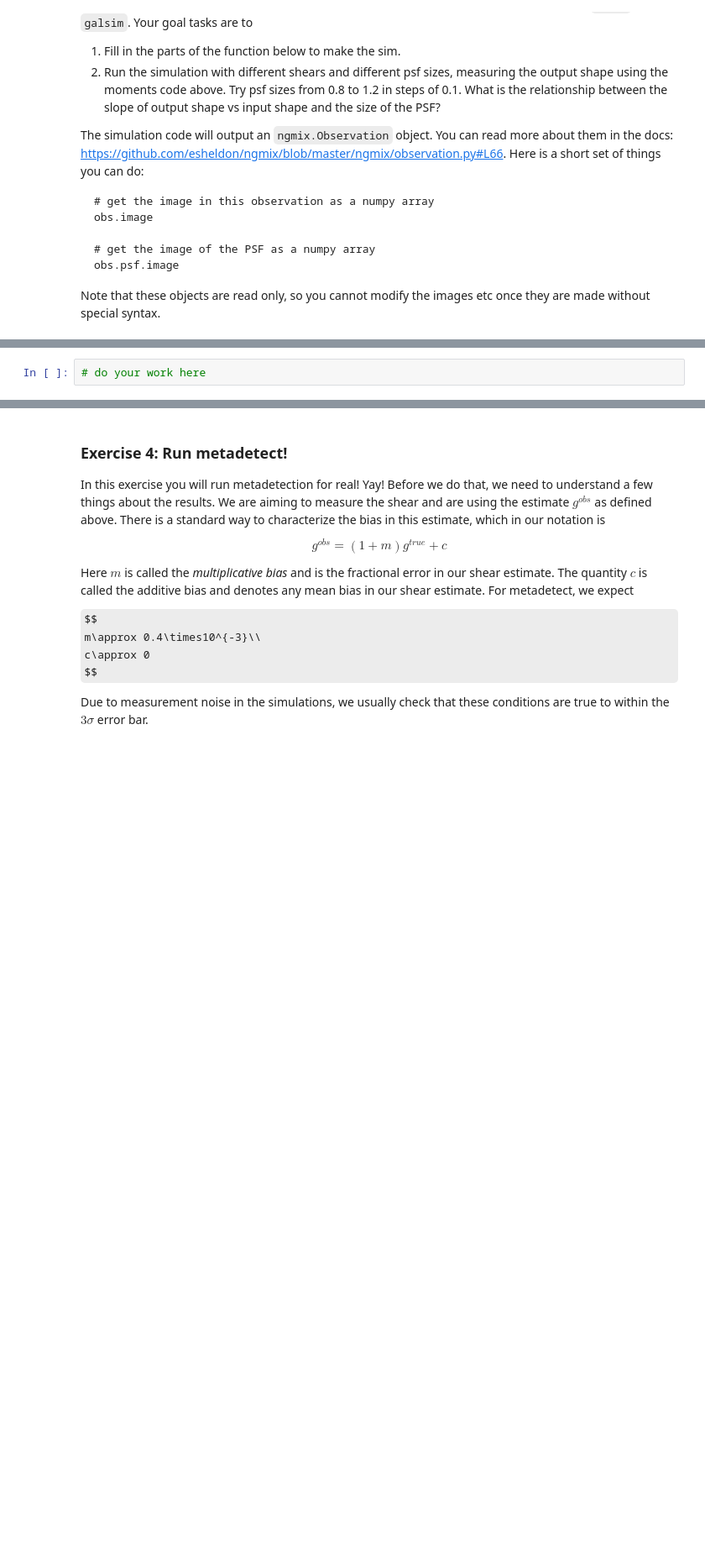
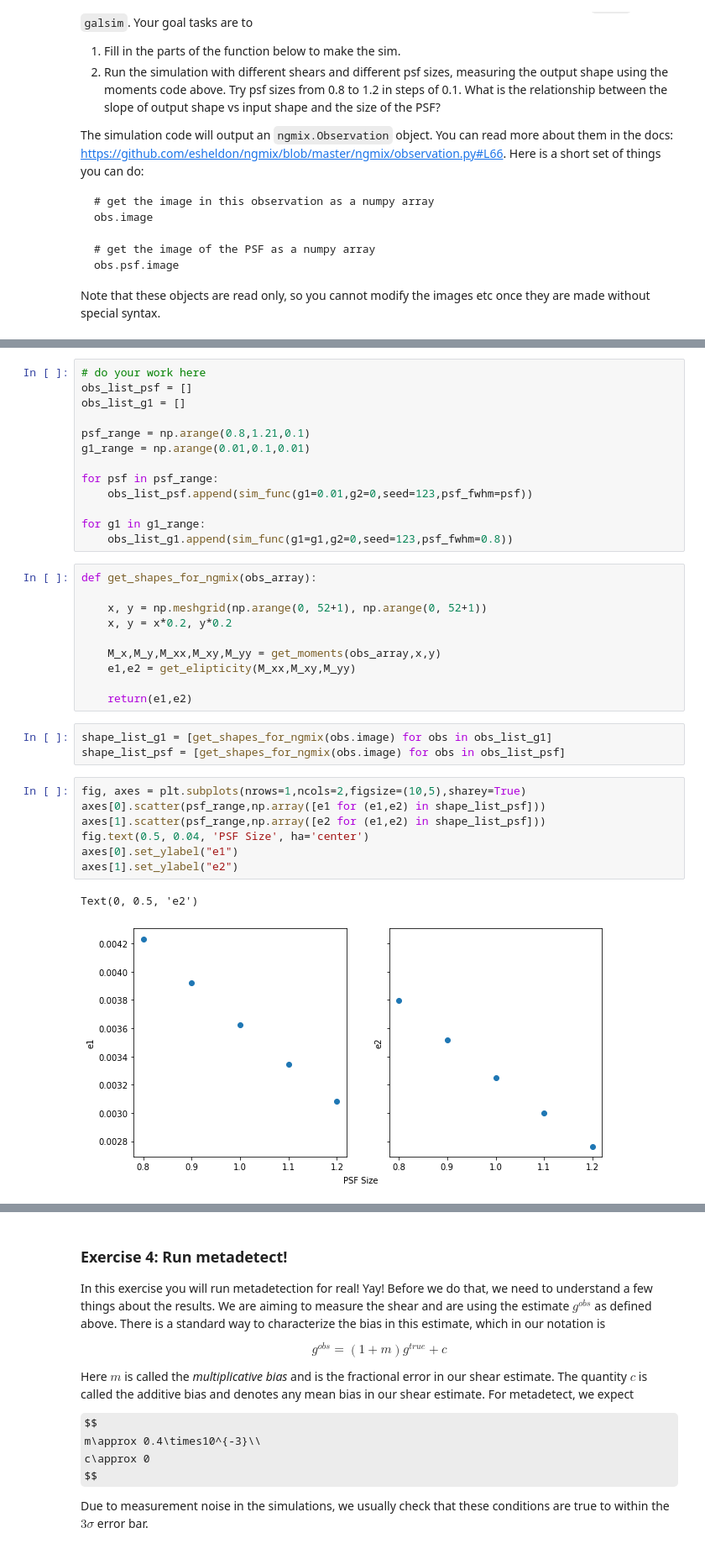
Before and after one commit to zhouconghao/shape-measurement-tutorials, a Jupyter notebook: shape_measurement_102.ipynb, the cells around one changed output, grey strips where cells are left out. Shown at 84% size. Drawn from its saved outputs; the diff is of its cells as text; some formulas as TeX source; blank space fills up the shorter version.

```diff
--- a/shape_measurement_102.ipynb
+++ b/shape_measurement_102.ipynb
@@ -450,2 +450,36 @@ SyntaxError: invalid syntax (370365518.py, line 11)
-# %%
-# do your work here
+# %%
+# do your work here
+obs_list_psf = []
+obs_list_g1 = []
+
+psf_range = np.arange(0.8,1.21,0.1)
+g1_range = np.arange(0.01,0.1,0.01)
+
+for psf in psf_range:
+    obs_list_psf.append(sim_func(g1=0.01,g2=0,seed=123,psf_fwhm=psf))
+
+for g1 in g1_range:
+    obs_list_g1.append(sim_func(g1=g1,g2=0,seed=123,psf_fwhm=0.8))
+# %%
+def get_shapes_for_ngmix(obs_array):
+
+    x, y = np.meshgrid(np.arange(0, 52+1), np.arange(0, 52+1))
+    x, y = x*0.2, y*0.2
+
+    M_x,M_y,M_xx,M_xy,M_yy = get_moments(obs_array,x,y)
+    e1,e2 = get_elipticity(M_xx,M_xy,M_yy)
+
+    return(e1,e2)
+# %%
+shape_list_g1 = [get_shapes_for_ngmix(obs.image) for obs in obs_list_g1]
+shape_list_psf = [get_shapes_for_ngmix(obs.image) for obs in obs_list_psf]
+# %%
+fig, axes = plt.subplots(nrows=1,ncols=2,figsize=(10,5),sharey=True)
+axes[0].scatter(psf_range,np.array([e1 for (e1,e2) in shape_list_psf]))
+axes[1].scatter(psf_range,np.array([e2 for (e1,e2) in shape_list_psf]))
+fig.text(0.5, 0.04, 'PSF Size', ha='center')
+axes[0].set_ylabel("e1")
+axes[1].set_ylabel("e2")
+# %% [output]
+Text(0, 0.5, 'e2')
+[figure, added]
```
Also changed, not shown: parts of 3 cells of this notebook.
